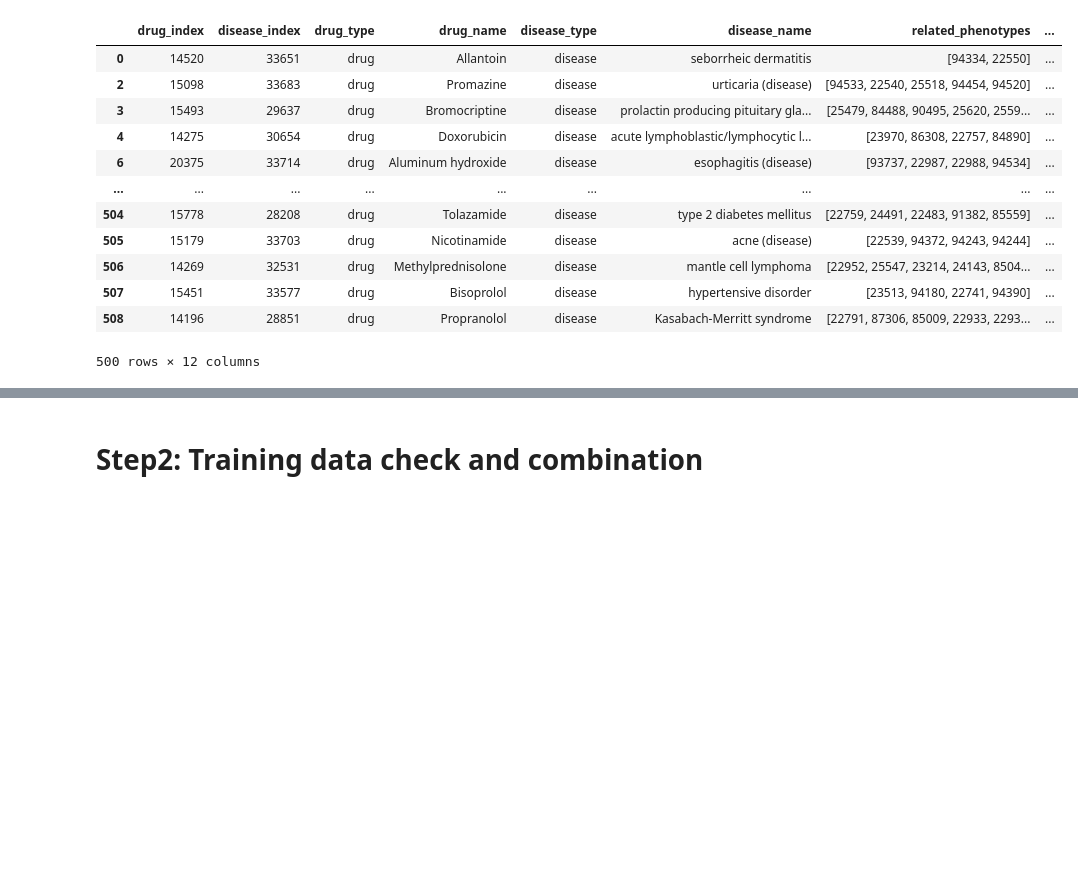
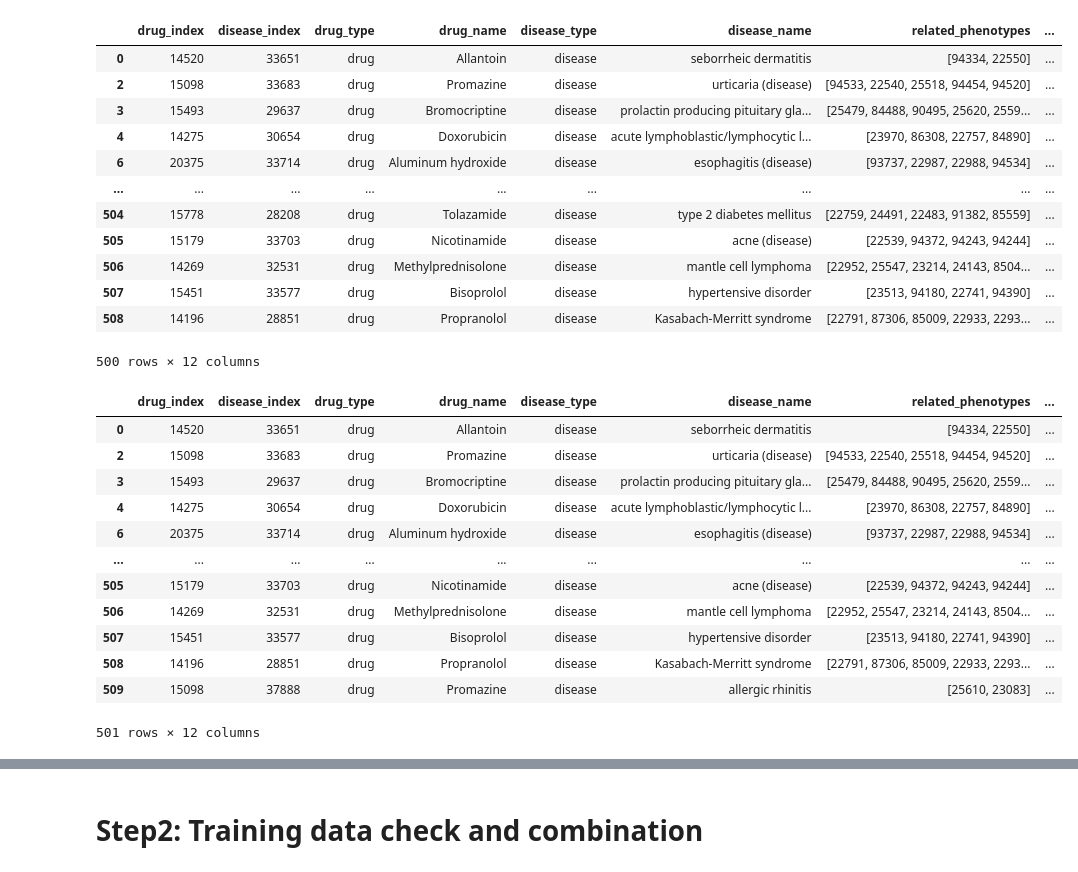
Before and after one commit to jesseliu0913/drug_repurpose, a Jupyter notebook: split_data/check_data.ipynb, the cells around one changed output, grey strips where cells are left out. Saved outputs shown, nothing was run; the diff lists cells and outputs as text; code cells hidden in the pictures; blank space fills up the shorter version.

```diff
--- a/split_data/check_data.ipynb
+++ b/split_data/check_data.ipynb
@@ -121,3 +121,6 @@ print(test_postive)
 499                            [2840, 177, 7212, 9965]
 
 [500 rows x 8 columns]
+# %%
+test_postive_new = pd.read_csv("/playpen/jesse/drug_repurpose/split_data/data_analysis/test_positive_full_new.csv")
+print(test_postive_new)
@@ -148,6 +180,33 @@ test_positive_gd
 | 507 | 15451 | 33577 | drug | Bisoprolol | disease | hypertensive disorder | [23513, 94180, 22741, 94390] | ... |
 | 508 | 14196 | 28851 | drug | Propranolol | disease | Kasabach-Merritt syndrome | [22791, 87306, 85009, 22933, 2293... | ... |
 500 rows × 12 columns
+# %%
+
+test_positive_gd_new = pd.merge(
+    test_postive_new,
+    df_edges,
+    left_on=['drug_index', 'disease_index'],
+    right_on=['x_index', 'y_index']
+)
+
+
+test_positive_gd_new = test_positive_gd_new[test_positive_gd_new['relation'] == 'indication']
+test_positive_gd_new.to_csv('./data_analysis/test_positive_gd_new.csv', index=False)
+test_positive_gd_new
+# %% [output]
+|  | drug_index | disease_index | drug_type | drug_name | disease_type | disease_name | related_phenotypes | ... |
+| 0 | 14520 | 33651 | drug | Allantoin | disease | seborrheic dermatitis | [94334, 22550] | ... |
+| 2 | 15098 | 33683 | drug | Promazine | disease | urticaria (disease) | [94533, 22540, 25518, 94454, 94520] | ... |
+| 3 | 15493 | 29637 | drug | Bromocriptine | disease | prolactin producing pituitary gla... | [25479, 84488, 90495, 25620, 2559... | ... |
+| 4 | 14275 | 30654 | drug | Doxorubicin | disease | acute lymphoblastic/lymphocytic l... | [23970, 86308, 22757, 84890] | ... |
+| 6 | 20375 | 33714 | drug | Aluminum hydroxide | disease | esophagitis (disease) | [93737, 22987, 22988, 94534] | ... |
+| ... | ... | ... | ... | ... | ... | ... | ... | ... |
+| 505 | 15179 | 33703 | drug | Nicotinamide | disease | acne (disease) | [22539, 94372, 94243, 94244] | ... |
+| 506 | 14269 | 32531 | drug | Methylprednisolone | disease | mantle cell lymphoma | [22952, 25547, 23214, 24143, 8504... | ... |
+| 507 | 15451 | 33577 | drug | Bisoprolol | disease | hypertensive disorder | [23513, 94180, 22741, 94390] | ... |
+| 508 | 14196 | 28851 | drug | Propranolol | disease | Kasabach-Merritt syndrome | [22791, 87306, 85009, 22933, 2293... | ... |
+| 509 | 15098 | 37888 | drug | Promazine | disease | allergic rhinitis | [25610, 23083] | ... |
+501 rows × 12 columns
 # %%
 test_negative = pd.read_csv("/playpen/jesse/drug_repurpose/split_data/data_analysis/test_negative_full.csv")
 print(test_negative)
```
Also changed, not shown: parts of 8 cells of this notebook, 9 other files.
